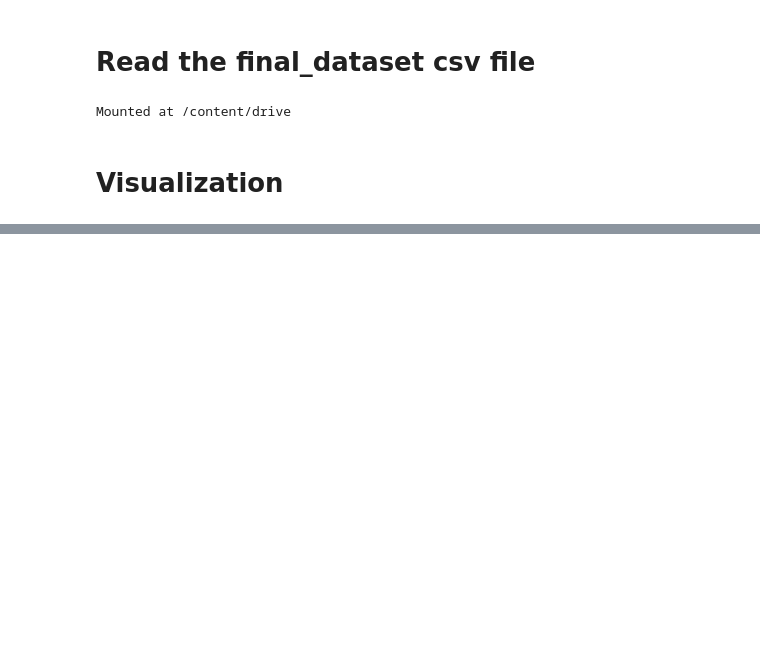
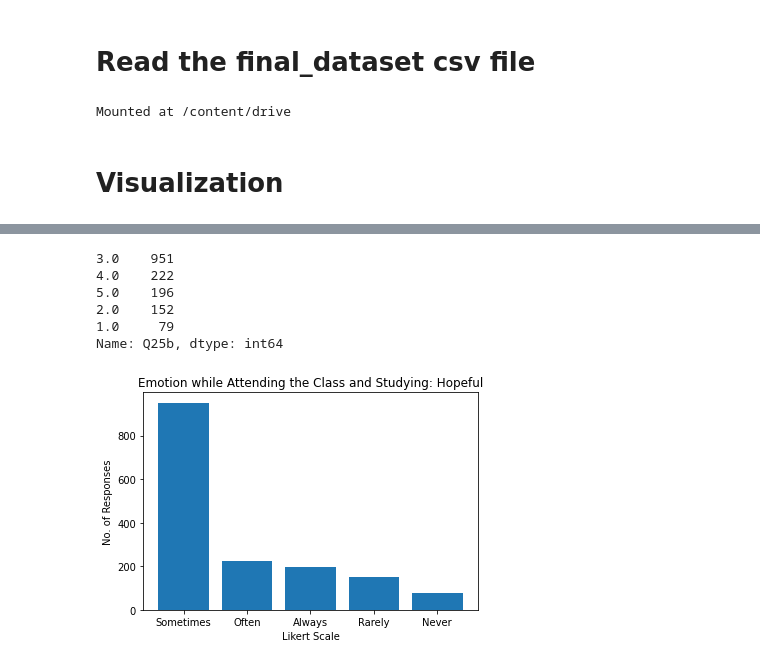
Before and after one commit to Jayres18/BAT404-Project, a Jupyter notebook: visualization.ipynb, the cells around one changed output, grey strips where cells are left out. Drawn from its saved outputs; the diff is of its cells as text; code cells hidden in the pictures; blank space fills up the shorter version.

```diff
--- a/visualization.ipynb
+++ b/visualization.ipynb
@@ -24,0 +49,18 @@ final_dts.info()
+# %%
+V_Count_Q25b = final_dts.Q25b.value_counts()
+Q25b_Data = V_Count_Q25b.tolist()
+mylabels = ["Sometimes", "Often", "Always", "Rarely", "Never"]
+print(V_Count_Q25b)
+plt.bar(mylabels, Q25b_Data)
+plt.ylabel('No. of Responses')
+plt.xlabel('Likert Scale')
+plt.title('Emotion while Attending the Class and Studying: Hopeful')
+plt.show()
+# %% [output]
+3.0    951
+4.0    222
+5.0    196
+2.0    152
+1.0     79
+Name: Q25b, dtype: int64
+[figure, added]
```
Also changed, not shown: parts of 13 cells of this notebook.
